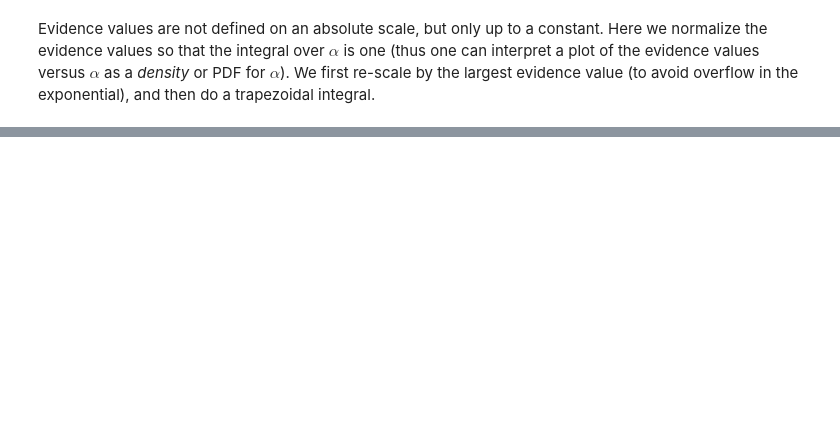
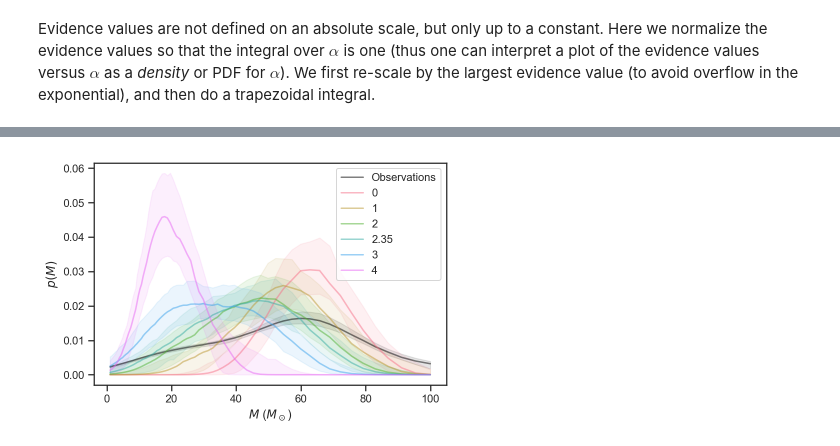
Before and after one commit to farr/ClusterBHGW, a Jupyter notebook: Populations.ipynb, the cells around one changed output, grey strips where cells are left out. Saved outputs shown, nothing was run; the diff lists cells and outputs as text; code cells hidden in the pictures; blank space fills up the shorter version.

Commit message:
Now with more clusters and PPC.

```diff
--- a/Populations.ipynb
+++ b/Populations.ipynb
@@ -247,0 +414,31 @@ Text(0, 0.5, '$p\\left( M \\right)$')
+# %%
+ms = exp(linspace(log(1), log(100), 100))
+
+pal = sns.color_palette(palette='husl', n_colors=len(clusters))
+
+obs_ps = []
+for od in obs_draws:
+    obs_ps.append(gaussian_kde(od)(ms))
+obs_ps = array(obs_ps)
+
+plot(ms, median(obs_ps, axis=0), color='k', label='Observations', alpha=0.5)
+fill_between(ms, percentile(obs_ps, 84, axis=0), percentile(obs_ps, 16, axis=0), color='k', alpha=0.1)
+
+for i, (k, cd) in enumerate(zip(clusters.keys(), cluster_draws)):
+    cps = []
+    for d in cd:
+        cps.append(gaussian_kde(d)(ms))
+    cps = array(cps)
+
+    l, = plot(ms, median(cps, axis=0), label=str(k), alpha=0.5, color=pal[i])
+    fill_between(ms, percentile(cps, 84, axis=0), percentile(cps, 16, axis=0), color=l.get_color(), alpha=0.1)
+
+legend(loc='best')
+xlabel(r'$M$ ($M_\odot$)')
+ylabel(r'$p(M)$')
+
+tight_layout()
+
+savefig('M-pred.pdf')
+# %% [output]
+[figure, added]
```
Also changed, not shown: parts of 17 cells of this notebook, 3 other files.
